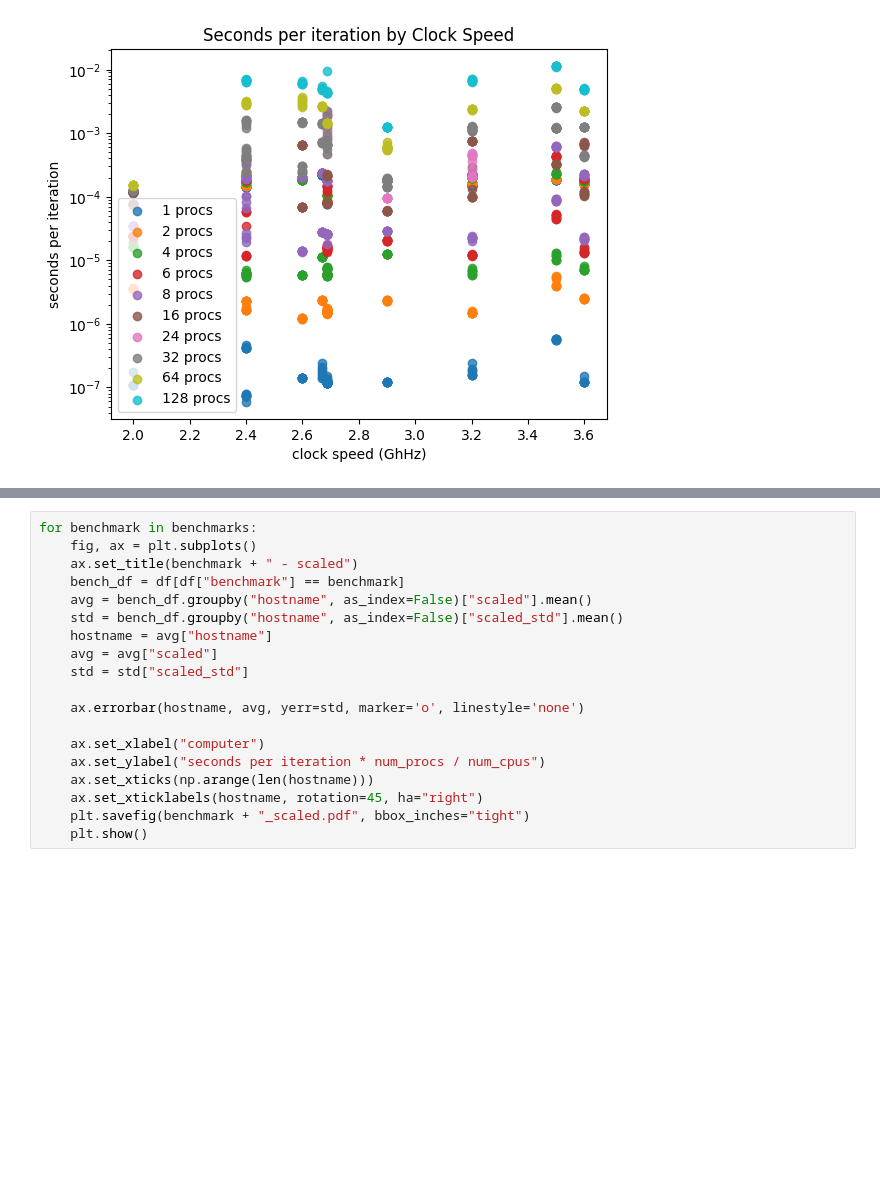
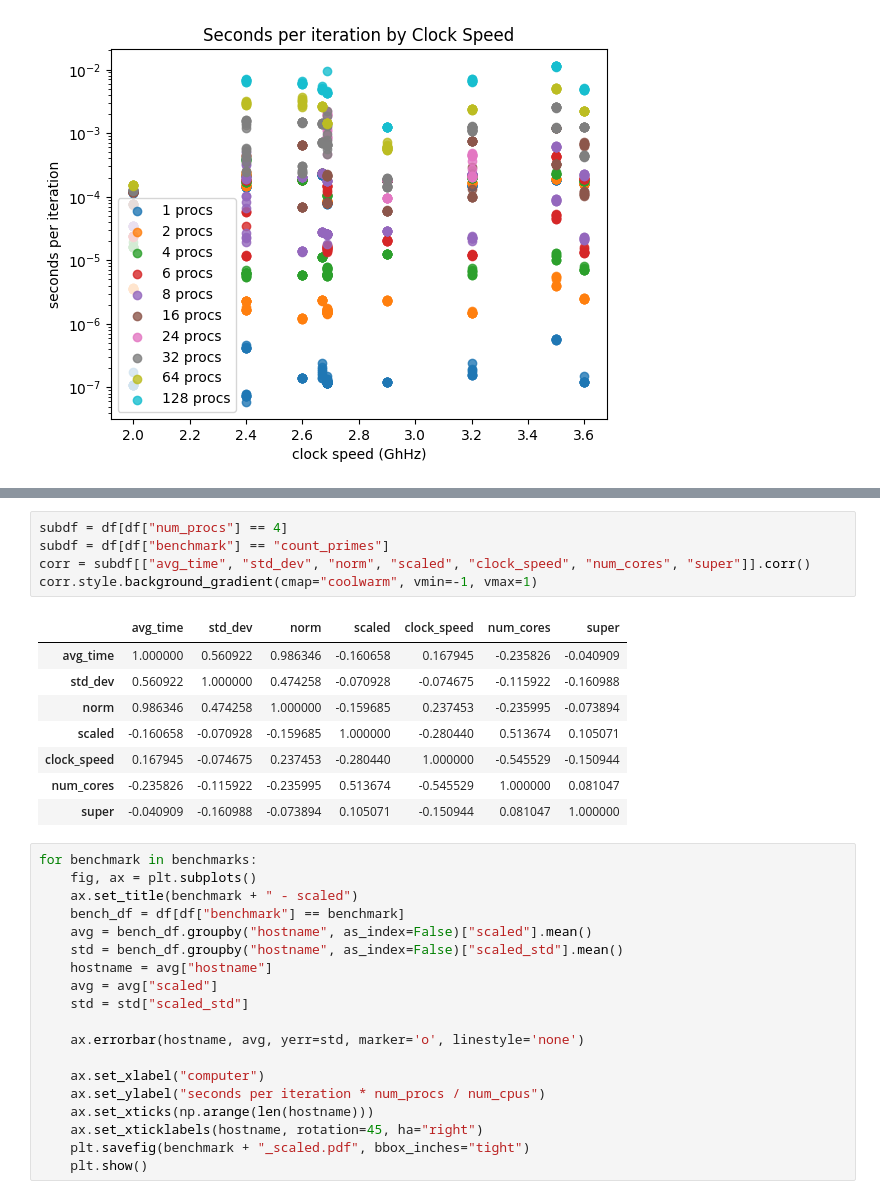
Before and after one commit to JStewart28/CS542-Project, a Jupyter notebook: code/Python/analysis.ipynb, the cells around one changed output, grey strips where cells are left out. Drawn from its saved outputs; the diff is of its cells as text; blank space fills up the shorter version.

```diff
--- a/code/Python/analysis.ipynb
+++ b/code/Python/analysis.ipynb
@@ -161,3 +148,17 @@ corr.style.background_gradient(cmap="coolwarm", vmin=-1, vmax=1)
+# %%
+subdf = df[df["num_procs"] == 4]
+subdf = df[df["benchmark"] == "count_primes"]
+corr = subdf[["avg_time", "std_dev", "norm", "scaled", "clock_speed", "num_cores", "super"]].corr()
+corr.style.background_gradient(cmap="coolwarm", vmin=-1, vmax=1)
+# %% [output]
+|  | avg_time | std_dev | norm | scaled | clock_speed | num_cores | super |
+| avg_time | 1.000000 | 0.560922 | 0.986346 | -0.160658 | 0.167945 | -0.235826 | -0.040909 |
+| std_dev | 0.560922 | 1.000000 | 0.474258 | -0.070928 | -0.074675 | -0.115922 | -0.160988 |
+| norm | 0.986346 | 0.474258 | 1.000000 | -0.159685 | 0.237453 | -0.235995 | -0.073894 |
+| scaled | -0.160658 | -0.070928 | -0.159685 | 1.000000 | -0.280440 | 0.513674 | 0.105071 |
+| clock_speed | 0.167945 | -0.074675 | 0.237453 | -0.280440 | 1.000000 | -0.545529 | -0.150944 |
+| num_cores | -0.235826 | -0.115922 | -0.235995 | 0.513674 | -0.545529 | 1.000000 | 0.081047 |
+| super | -0.040909 | -0.160988 | -0.073894 | 0.105071 | -0.150944 | 0.081047 | 1.000000 |
 # %%
 for benchmark in benchmarks:
     fig, ax = plt.subplots()
```
Also changed, not shown: parts of 1 cell of this notebook, 2 other files.
